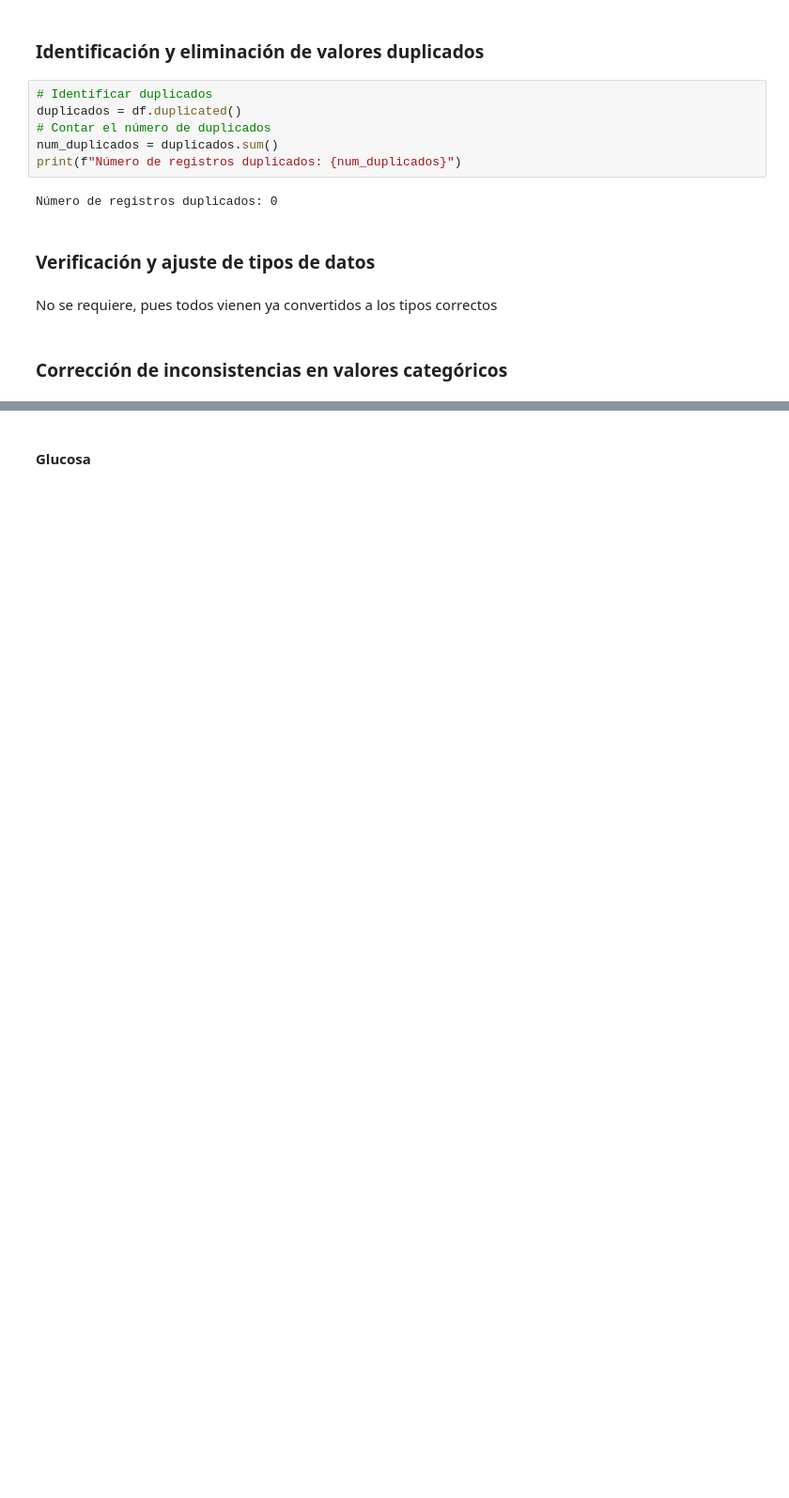
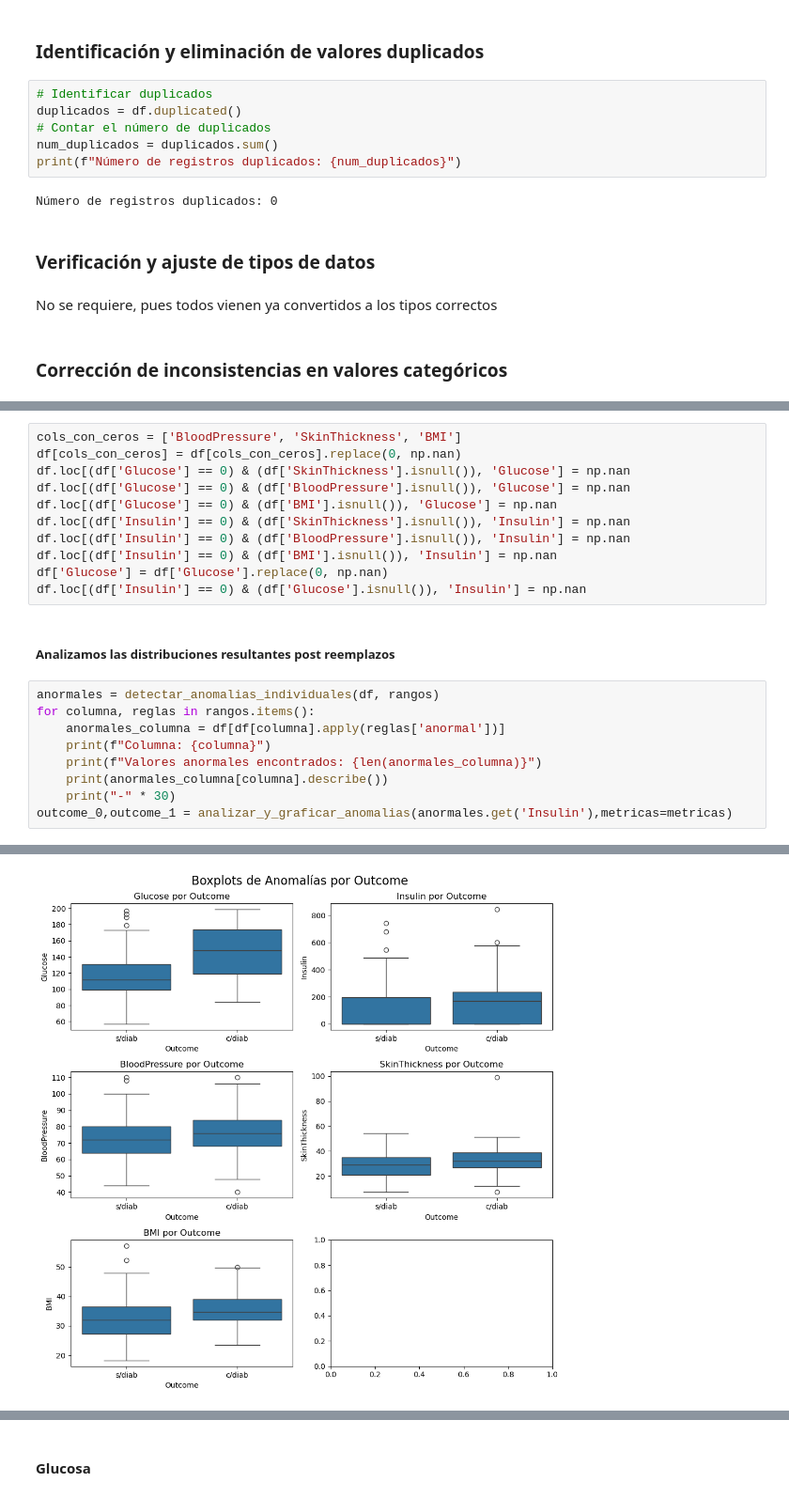
Before and after one commit to iair/mitic-data-science-team-1-septiembre-2024, a Jupyter notebook: mitic-data-science-team-1-septiembre-2024/machine-learning/pruebas-resueltas/segundo-intento.ipynb, the cells around one changed output, grey strips where cells are left out. Shown at 94% size. Drawn from its saved outputs; the diff is of its cells as text; blank space fills up the shorter version.

```diff
--- a/mitic-data-science-team-1-septiembre-2024/machine-learning/pruebas-resueltas/segundo-intento.ipynb
+++ b/mitic-data-science-team-1-septiembre-2024/machine-learning/pruebas-resueltas/segundo-intento.ipynb
@@ -366,0 +665,23 @@ df.corr(numeric_only=True)
+# %%
+cols_con_ceros = ['BloodPressure', 'SkinThickness', 'BMI']
+df[cols_con_ceros] = df[cols_con_ceros].replace(0, np.nan)
+df.loc[(df['Glucose'] == 0) & (df['SkinThickness'].isnull()), 'Glucose'] = np.nan
+df.loc[(df['Glucose'] == 0) & (df['BloodPressure'].isnull()), 'Glucose'] = np.nan
+df.loc[(df['Glucose'] == 0) & (df['BMI'].isnull()), 'Glucose'] = np.nan
+df.loc[(df['Insulin'] == 0) & (df['SkinThickness'].isnull()), 'Insulin'] = np.nan
+df.loc[(df['Insulin'] == 0) & (df['BloodPressure'].isnull()), 'Insulin'] = np.nan
+df.loc[(df['Insulin'] == 0) & (df['BMI'].isnull()), 'Insulin'] = np.nan
+df['Glucose'] = df['Glucose'].replace(0, np.nan)
+df.loc[(df['Insulin'] == 0) & (df['Glucose'].isnull()), 'Insulin'] = np.nan
+# %% [markdown]
+##### Analizamos las distribuciones resultantes post reemplazos
+# %%
+anormales = detectar_anomalias_individuales(df, rangos)
+for columna, reglas in rangos.items():
+    anormales_columna = df[df[columna].apply(reglas['anormal'])]
+    print(f"Columna: {columna}")
+    print(f"Valores anormales encontrados: {len(anormales_columna)}")
+    print(anormales_columna[columna].describe())
+    print("-" * 30)
+outcome_0,outcome_1 = analizar_y_graficar_anomalias(anormales.get('Insulin'),metricas=metricas)
+# %% [output]
@@ -366,0 +705 @@ df.corr(numeric_only=True)
+[figure, added]
```
Also changed, not shown: parts of 83 cells of this notebook, 8 other files.
